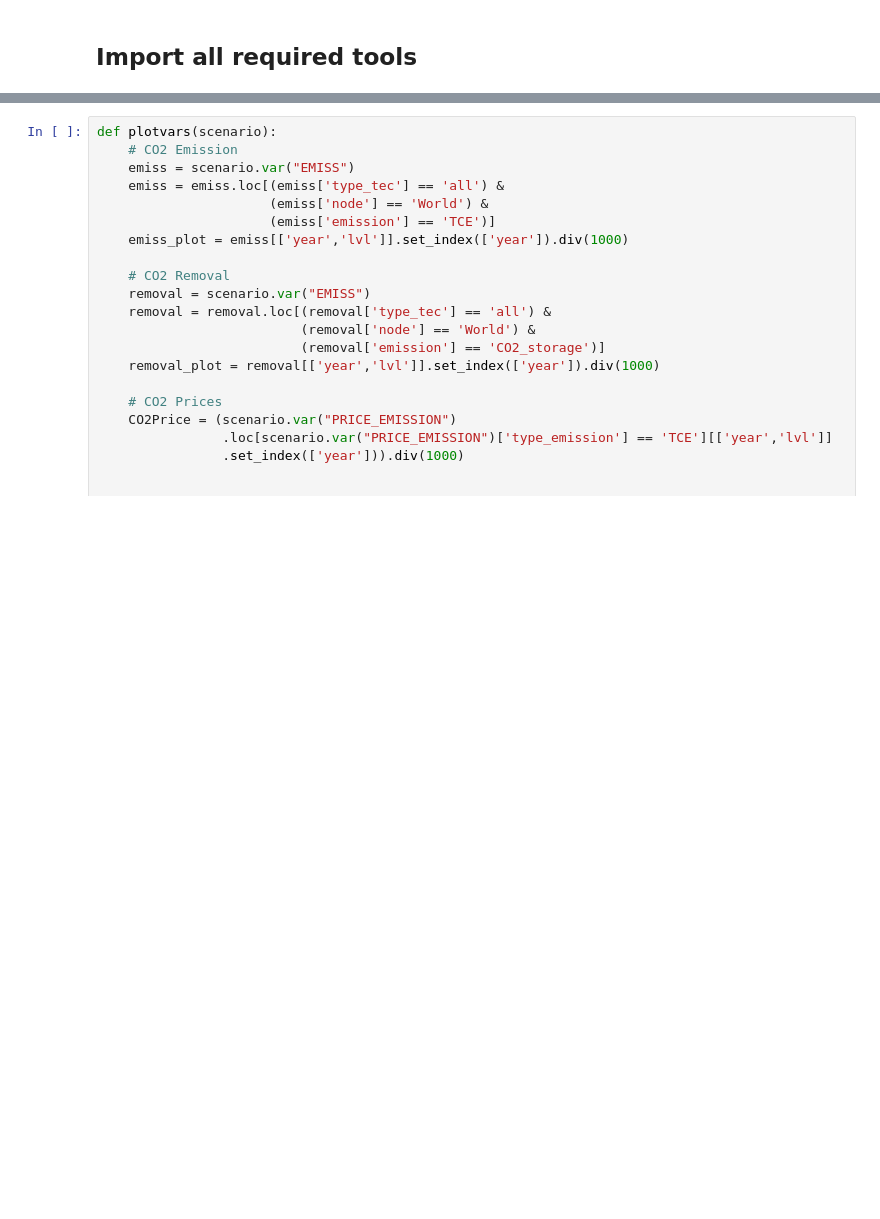
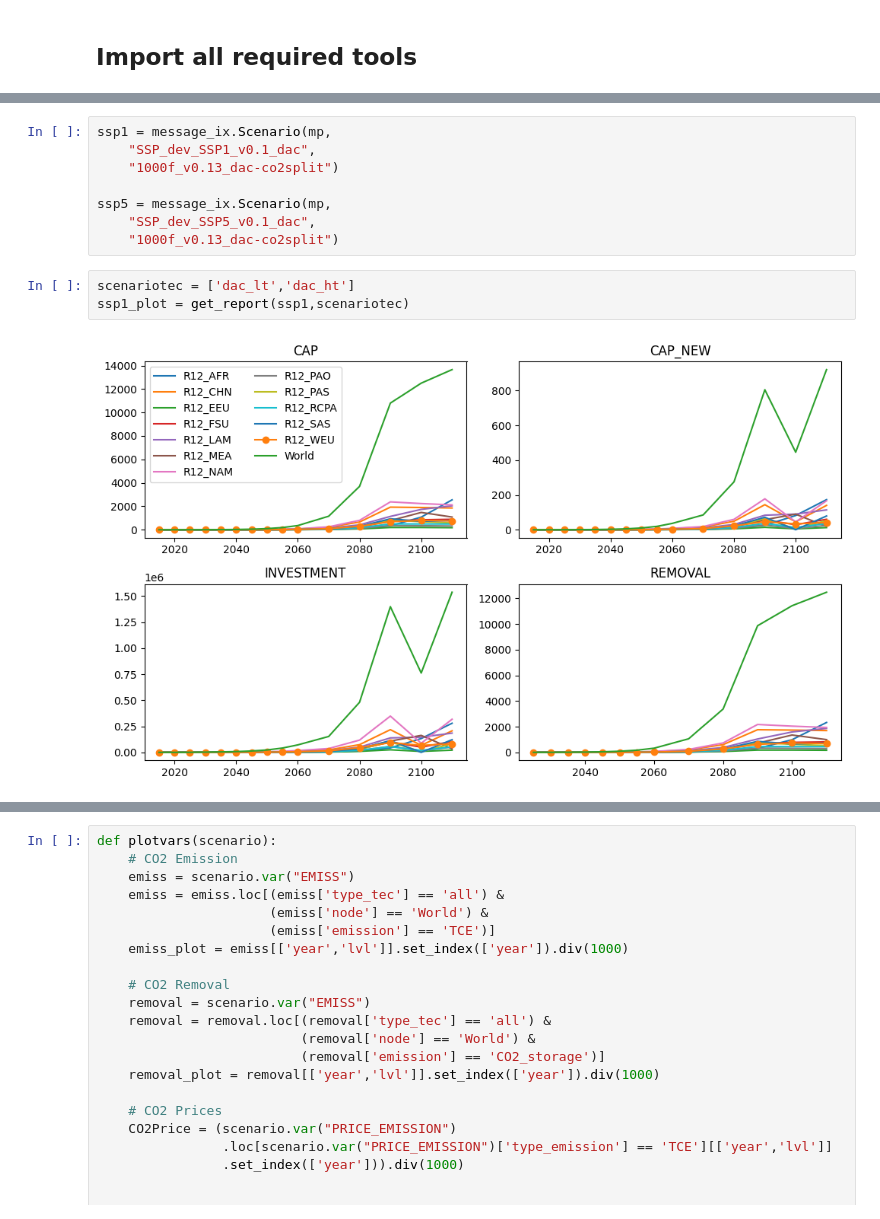
Before and after one commit to ywpratama/message_ix, a Jupyter notebook: tutorial/dac_scenarios/SSPs/[SSP_dev] Summary Report.ipynb, the cells around one changed output, grey strips where cells are left out. Drawn from its saved outputs; the diff is of its cells as text; blank space fills up the shorter version.

```diff
--- a/tutorial/dac_scenarios/SSPs/[SSP_dev] Summary Report.ipynb
+++ b/tutorial/dac_scenarios/SSPs/[SSP_dev] Summary Report.ipynb
@@ -23,3 +23,16 @@ from message_ix.tools.add_dac import get_values
 mp = ixmp.Platform()
 # %% [output]
 [interactive output not drawn]
+# %%
+ssp1 = message_ix.Scenario(mp,
+    "SSP_dev_SSP1_v0.1_dac",
+    "1000f_v0.13_dac-co2split")
+
+ssp5 = message_ix.Scenario(mp,
+    "SSP_dev_SSP5_v0.1_dac",
+    "1000f_v0.13_dac-co2split")
+# %%
+scenariotec = ['dac_lt','dac_ht']
+ssp1_plot = get_report(ssp1,scenariotec)
+# %% [output]
+[figure, added]
```
Also changed, not shown: parts of 3 cells of this notebook, 10 other files.
